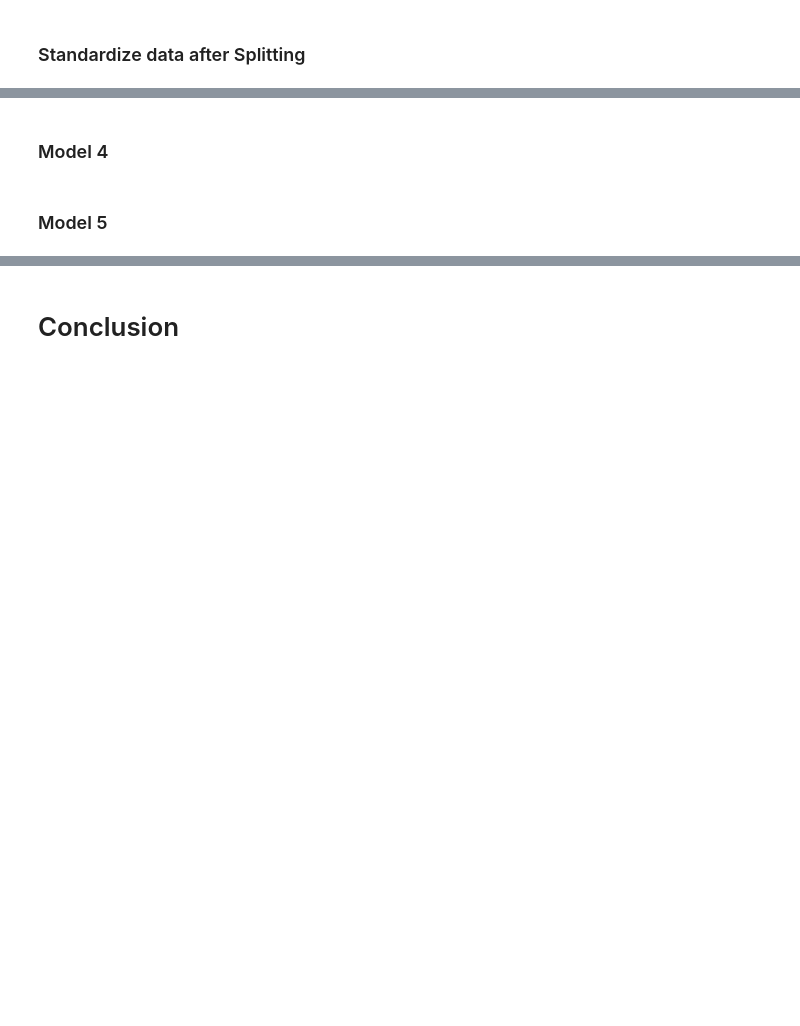
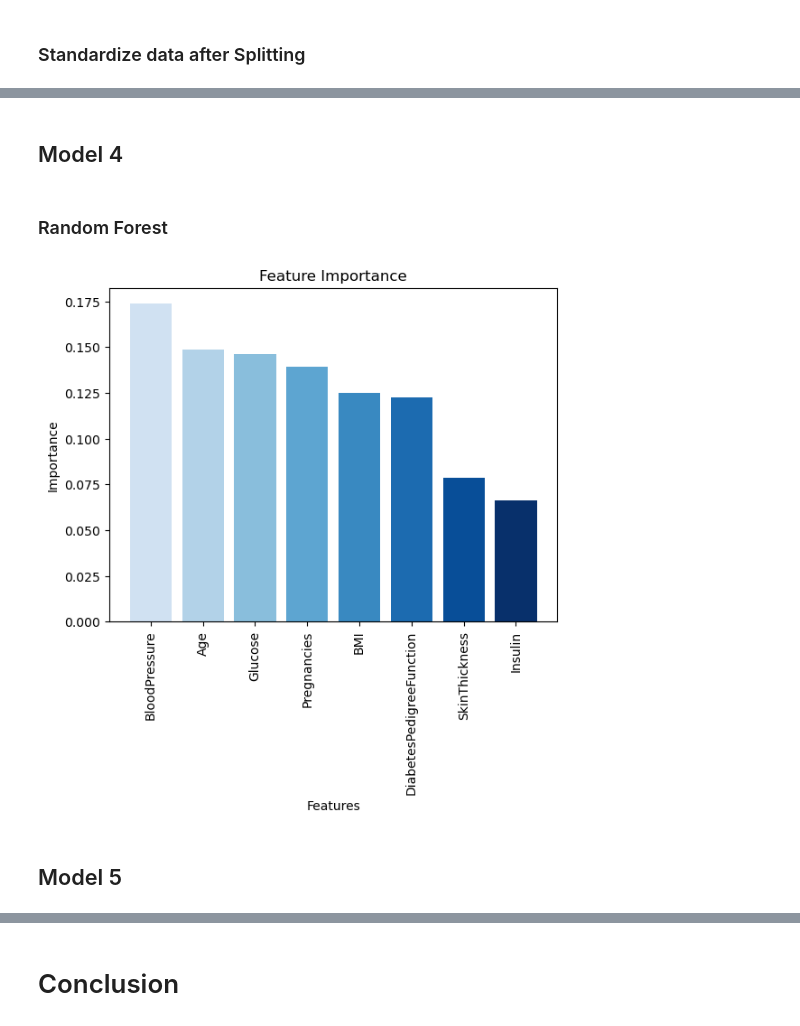
Before and after one commit to KimKarydas/Diabetes-EDA-Ml, a Jupyter notebook: Diabetes_Analysis.ipynb, the cells around one changed output, grey strips where cells are left out. Saved outputs shown, nothing was run; the diff lists cells and outputs as text; code cells hidden in the pictures; blank space fills up the shorter version.

```diff
--- a/Diabetes_Analysis.ipynb
+++ b/Diabetes_Analysis.ipynb
@@ -454,2 +474,2 @@ plt.show()
 # %% [markdown]
-### Model 4
+## Model 4
@@ -458,2 +476,35 @@ plt.show()
+# %% [markdown]
+### Random Forest
+# %%
+# Random Forest
+#call model
+rf = RandomForestClassifier()
+
+#fit the model
+rf.fit(X_train_scaled, y_train)
+
+#Plot the random forest Feat importance
+#get feat importances
+feat_import = rf.feature_importances_
+
+#Plot feature importances
+#sort color
+num_features = len(X_train_scaled_df.columns)
+colors = plt.cm.Blues(np.linspace(0.2, 1, num_features))
+
+#sort order
+sorted_indices = np.argsort(feat_import)[::-1]
+sorted_labels = X_train_scaled_df.columns[sorted_indices]
+sorted_importances = feat_import[sorted_indices]
+
+plt.bar(sorted_labels, sorted_importances, color=colors)
+plt.xlabel('Features')
+plt.ylabel('Importance')
+plt.title('Feature Importance')
+plt.xticks(rotation=90)
+
+plt.show()
+# %% [output]
+[figure, added]
 # %% [markdown]
-### Model 5
+## Model 5
```
Also changed, not shown: parts of 19 cells of this notebook, 8 other files.
